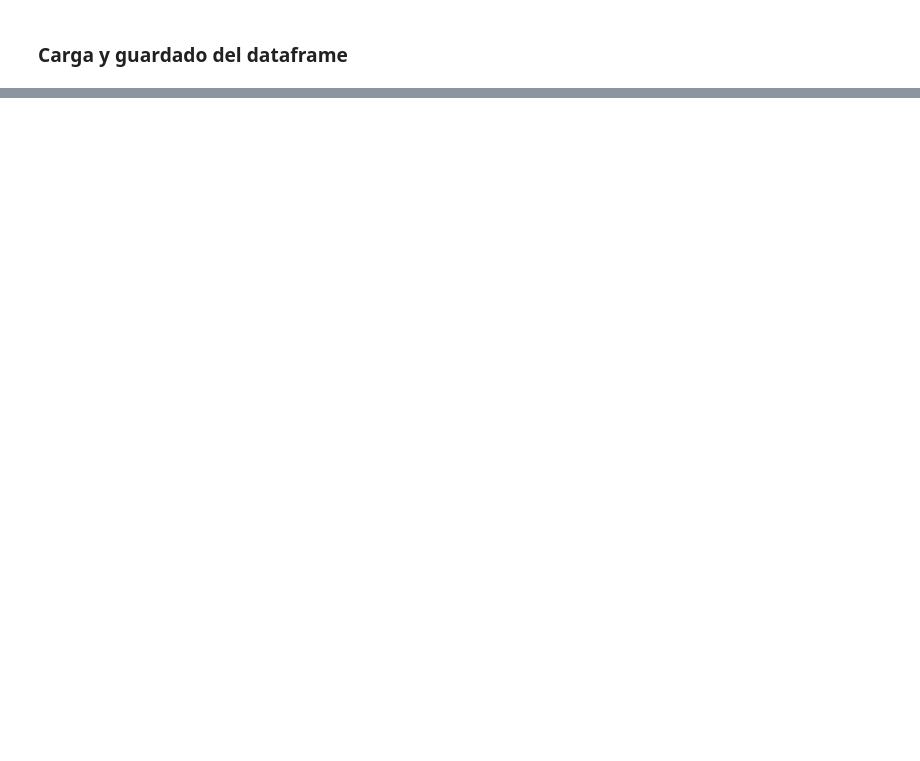
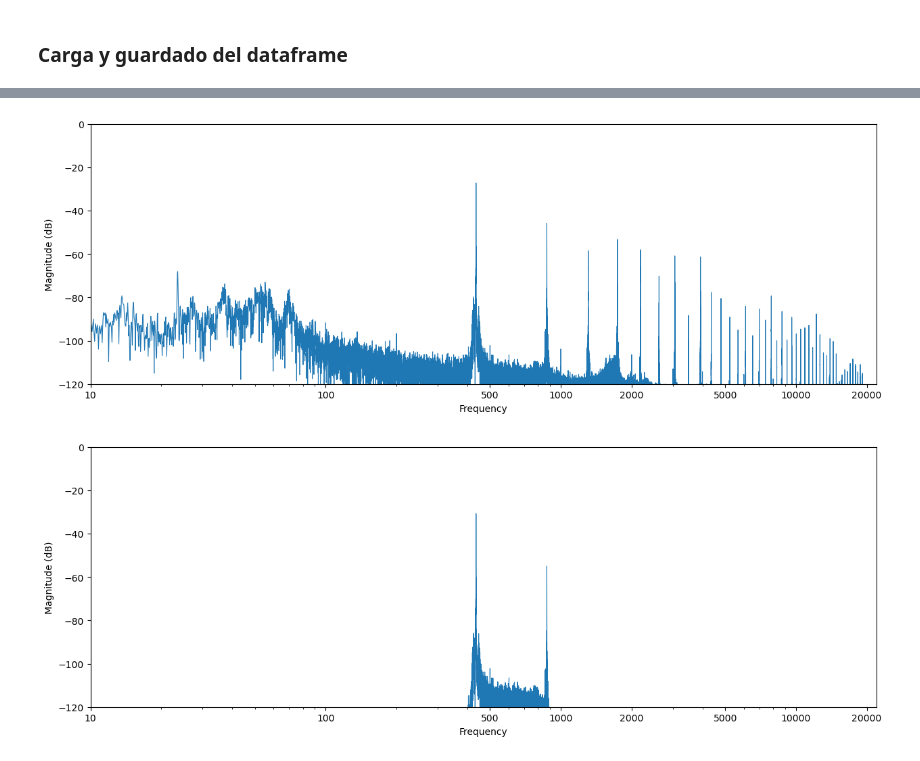
Before and after one commit to MatiasCarbone/Analisis-Directividad, a Jupyter notebook: Analisis Directividad.ipynb, the cells around one changed output, grey strips where cells are left out. Cells and saved outputs as stored; diff of their text form; code cells hidden in the pictures; blank space fills up the shorter version.

```diff
--- a/Analisis Directividad.ipynb
+++ b/Analisis Directividad.ipynb
@@ -161,0 +190,24 @@ df.to_pickle("Dataframe_Muestras_Bandoneon.pkl")
+# %%
+fc = 600
+
+b, a = signal.butter(4, [fc / np.sqrt(2), fc * np.sqrt(2)], btype="bandpass", fs=fs)
+filtrado = signal.filtfilt(b, a, ss)
+# %%
+plt.subplots(figsize=(15,5))
+plt.magnitude_spectrum(ss, fs, scale="dB", linewidth= 0.8)
+plt.xlim(20, 22000)
+plt.xscale("log")
+plt.xticks([10, 100, 500, 1000, 2000, 5000, 10000, 20000], ["10", "100", "500", "1000", "2000", "5000", "10000", "20000"])
+plt.ylim(-120, 0)
+plt.show()
+
+plt.subplots(figsize=(15,5))
+plt.magnitude_spectrum(filtrado, fs, scale="dB", linewidth= 0.8)
+plt.xlim(20, 22000)
+plt.xscale("log")
+plt.xticks([10, 100, 500, 1000, 2000, 5000, 10000, 20000], ["10", "100", "500", "1000", "2000", "5000", "10000", "20000"])
+plt.ylim(-120, 0)
+plt.show()
+# %% [output]
+[figure, added]
+[figure, added]
```
Also changed, not shown: parts of 12 cells of this notebook.
